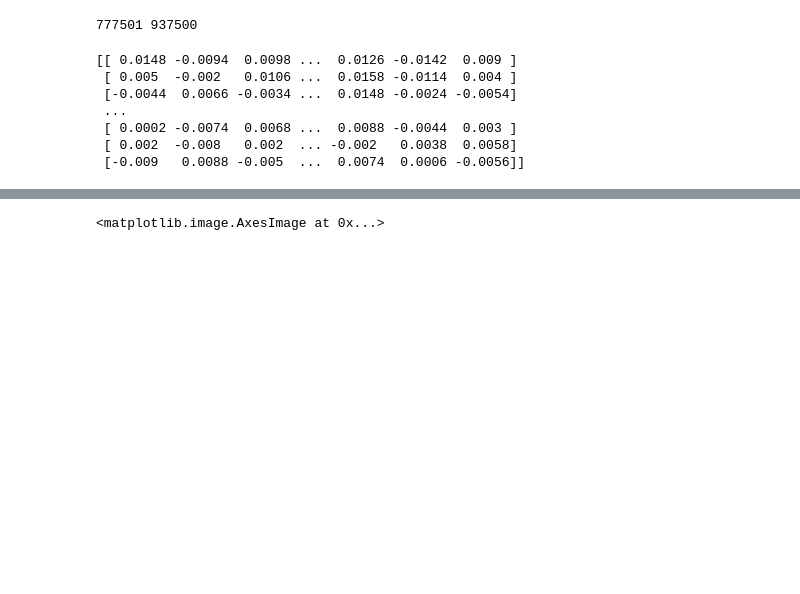
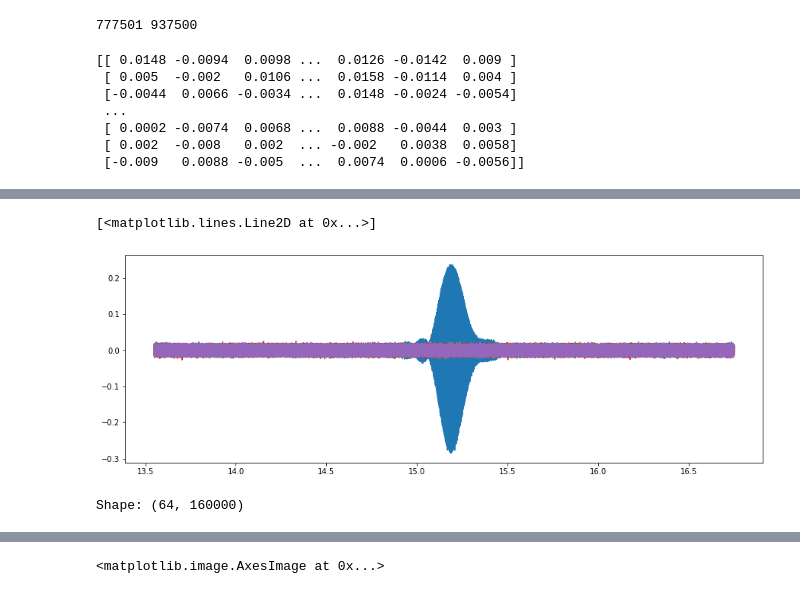
Before and after one commit to kelu124/oshmri, a Jupyter notebook: tom/Scope/recon.ipynb, the cells around one changed output, grey strips where cells are left out. Saved outputs shown, nothing was run; the diff lists cells and outputs as text; code cells hidden in the pictures; blank space fills up the shorter version.

```diff
--- a/tom/Scope/recon.ipynb
+++ b/tom/Scope/recon.ipynb
@@ -145,4 +157,17 @@ endFreq     = freqWindow[-1]
+# %%
+plt.figure(figsize=(15,5))
+plt.plot(timeScale[startWindow:endWindow+1]/1000,cutRFdata[0])
+plt.plot(timeScale[startWindow:endWindow+1]/1000,cutRFdata[20])
+plt.plot(timeScale[startWindow:endWindow+1]/1000,cutRFdata[30])
+plt.plot(timeScale[startWindow:endWindow+1]/1000,cutRFdata[40])
+plt.plot(timeScale[startWindow:endWindow+1]/1000,cutRFdata[50])
+# %% [output]
+[<matplotlib.lines.Line2D at 0x...>]
+[figure, added]
 # %%
 ordRFdata   = np.zeros(np.shape(cutRFdata))
+print("Shape:",np.shape(cutRFdata))
 ordRFdata[32:,:]   = cutRFdata[1::2,:]
 ordRFdata[:32,:]   = np.flip(cutRFdata[::2,:], axis = 0)
+# %% [output]
+Shape: (64, 160000)
```
Also changed, not shown: parts of 11 cells of this notebook.
